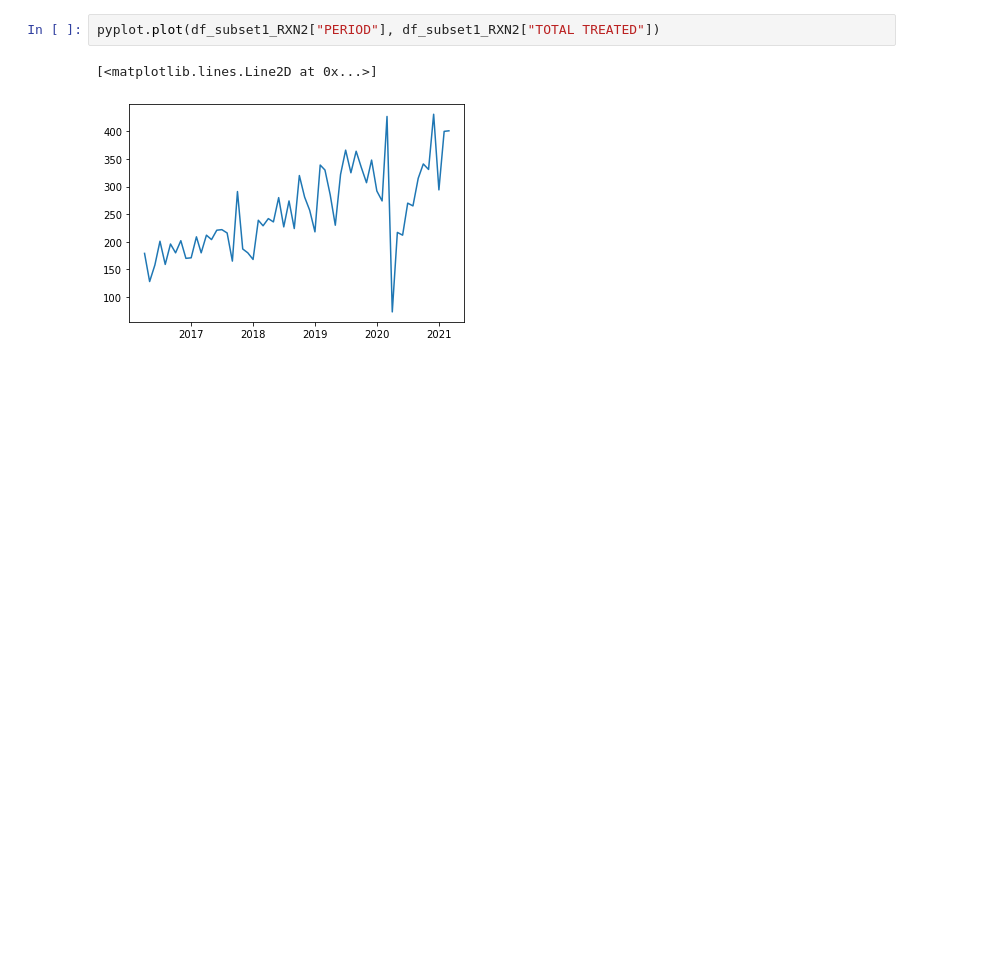
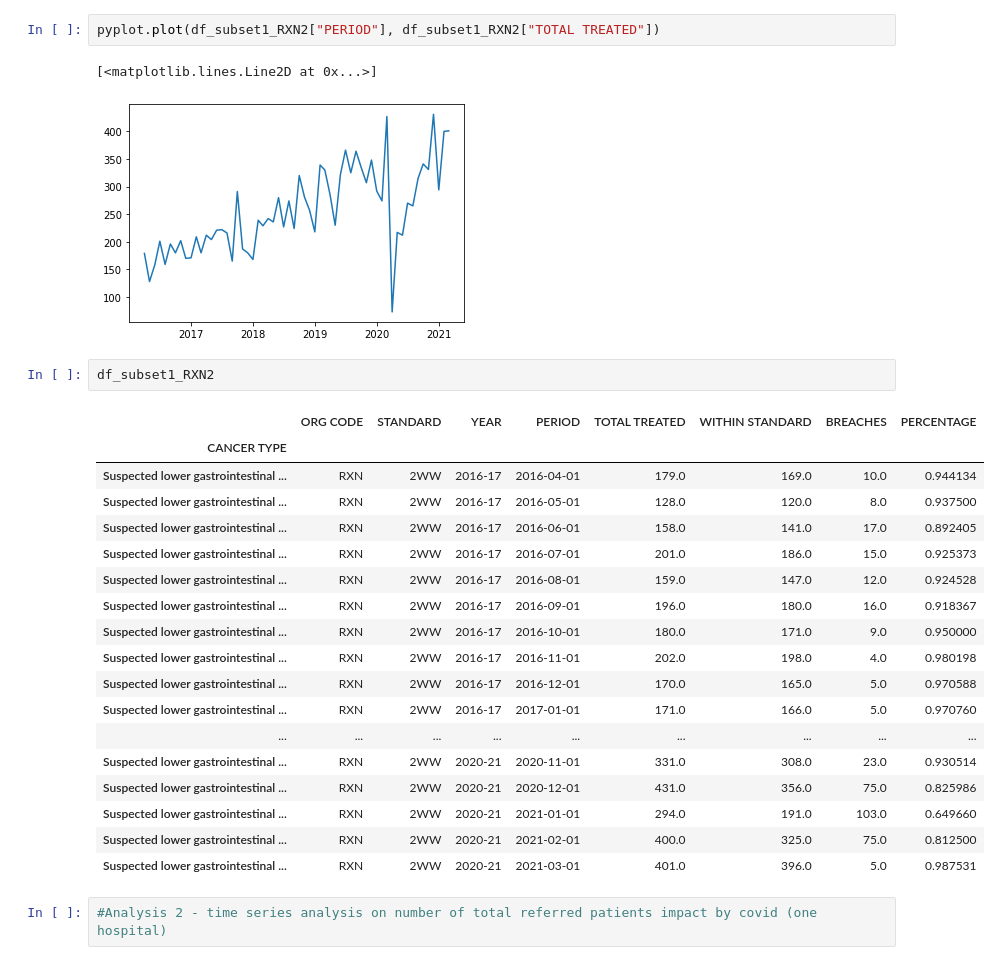
Before and after one commit to qqq6301/Msc-thesis, a Jupyter notebook: Untitled.ipynb, the cells around one changed output. Saved outputs shown, nothing was run; the diff lists cells and outputs as text; blank space fills up the shorter version.

```diff
--- a/Untitled.ipynb
+++ b/Untitled.ipynb
@@ -71,3 +73,26 @@ pyplot.plot(df_subset1_RXN2["PERIOD"], df_subset1_RXN2["TOTAL TREATED"])
 # %% [output]
 [<matplotlib.lines.Line2D at 0x...>]
 [figure]
+# %%
+df_subset1_RXN2
+# %% [output]
+|  | ORG CODE | STANDARD | YEAR | PERIOD | TOTAL TREATED | WITHIN STANDARD | BREACHES | PERCENTAGE |
+| CANCER TYPE |  |  |  |  |  |  |  |  |
+| Suspected lower gastrointestinal ... | RXN | 2WW | 2016-17 | 2016-04-01 | 179.0 | 169.0 | 10.0 | 0.944134 |
+| Suspected lower gastrointestinal ... | RXN | 2WW | 2016-17 | 2016-05-01 | 128.0 | 120.0 | 8.0 | 0.937500 |
+| Suspected lower gastrointestinal ... | RXN | 2WW | 2016-17 | 2016-06-01 | 158.0 | 141.0 | 17.0 | 0.892405 |
+| Suspected lower gastrointestinal ... | RXN | 2WW | 2016-17 | 2016-07-01 | 201.0 | 186.0 | 15.0 | 0.925373 |
+| Suspected lower gastrointestinal ... | RXN | 2WW | 2016-17 | 2016-08-01 | 159.0 | 147.0 | 12.0 | 0.924528 |
+| Suspected lower gastrointestinal ... | RXN | 2WW | 2016-17 | 2016-09-01 | 196.0 | 180.0 | 16.0 | 0.918367 |
+| Suspected lower gastrointestinal ... | RXN | 2WW | 2016-17 | 2016-10-01 | 180.0 | 171.0 | 9.0 | 0.950000 |
+| Suspected lower gastrointestinal ... | RXN | 2WW | 2016-17 | 2016-11-01 | 202.0 | 198.0 | 4.0 | 0.980198 |
+| Suspected lower gastrointestinal ... | RXN | 2WW | 2016-17 | 2016-12-01 | 170.0 | 165.0 | 5.0 | 0.970588 |
+| Suspected lower gastrointestinal ... | RXN | 2WW | 2016-17 | 2017-01-01 | 171.0 | 166.0 | 5.0 | 0.970760 |
+| ... | ... | ... | ... | ... | ... | ... | ... | ... |
+| Suspected lower gastrointestinal ... | RXN | 2WW | 2020-21 | 2020-11-01 | 331.0 | 308.0 | 23.0 | 0.930514 |
+| Suspected lower gastrointestinal ... | RXN | 2WW | 2020-21 | 2020-12-01 | 431.0 | 356.0 | 75.0 | 0.825986 |
+| Suspected lower gastrointestinal ... | RXN | 2WW | 2020-21 | 2021-01-01 | 294.0 | 191.0 | 103.0 | 0.649660 |
+| Suspected lower gastrointestinal ... | RXN | 2WW | 2020-21 | 2021-02-01 | 400.0 | 325.0 | 75.0 | 0.812500 |
+| Suspected lower gastrointestinal ... | RXN | 2WW | 2020-21 | 2021-03-01 | 401.0 | 396.0 | 5.0 | 0.987531 |
+# %%
+#Analysis 2 - time series analysis on number of total referred patients impact by covid (one hospital)
```
Also changed, not shown: parts of 9 cells of this notebook.
